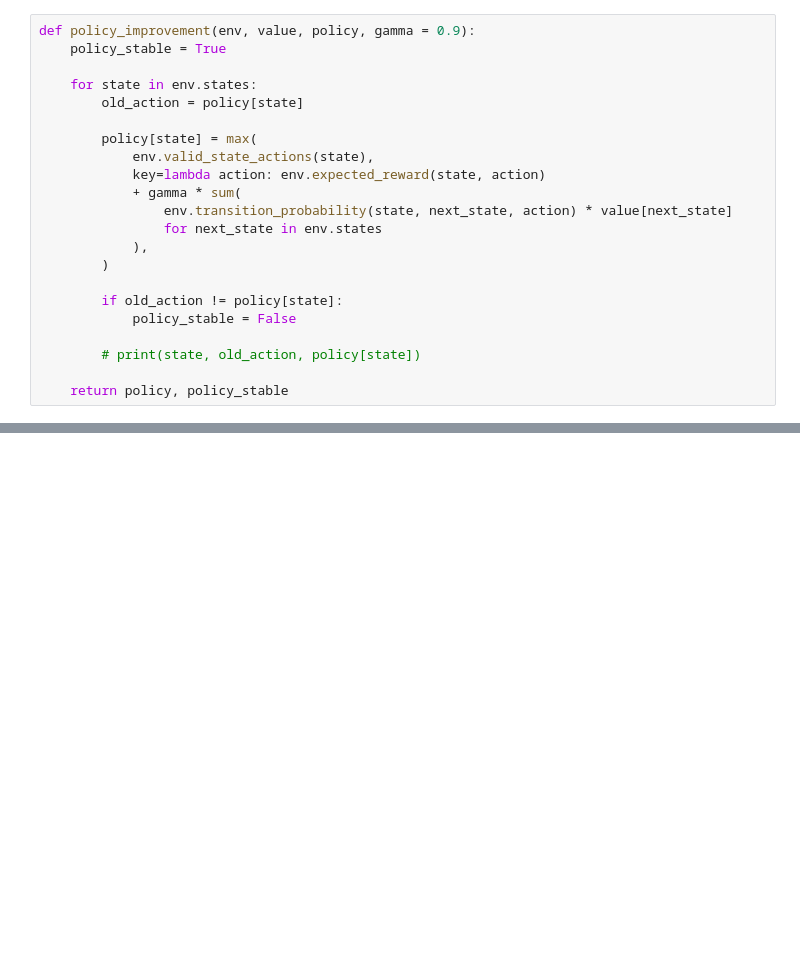
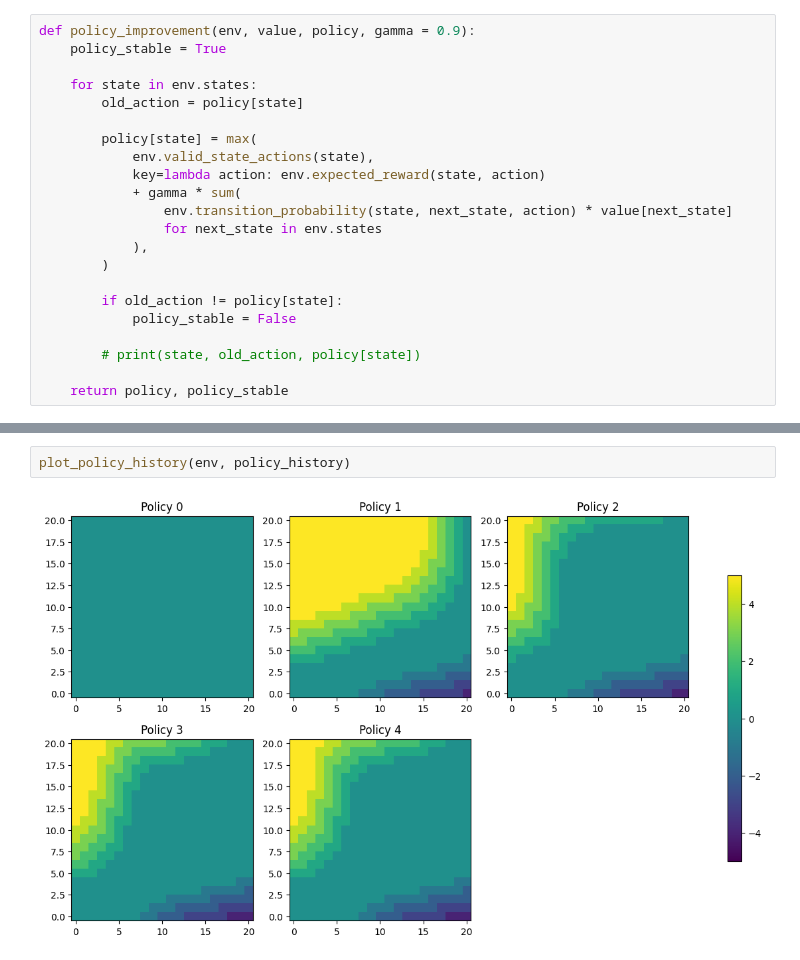
Before and after one commit to Kamil2601/reinforcement-learning-an-introduction-solutions, a Jupyter notebook: chapter_4/excercise_4-7.ipynb, the cells around one changed output, grey strips where cells are left out. Drawn from its saved outputs; the diff is of its cells as text; blank space fills up the shorter version.

```diff
--- a/chapter_4/excercise_4-7.ipynb
+++ b/chapter_4/excercise_4-7.ipynb
@@ -253,0 +302,4 @@ for policy in policy_history:
+# %%
+plot_policy_history(env, policy_history)
+# %% [output]
+[figure, added]
```
Also changed, not shown: parts of 18 cells of this notebook.
